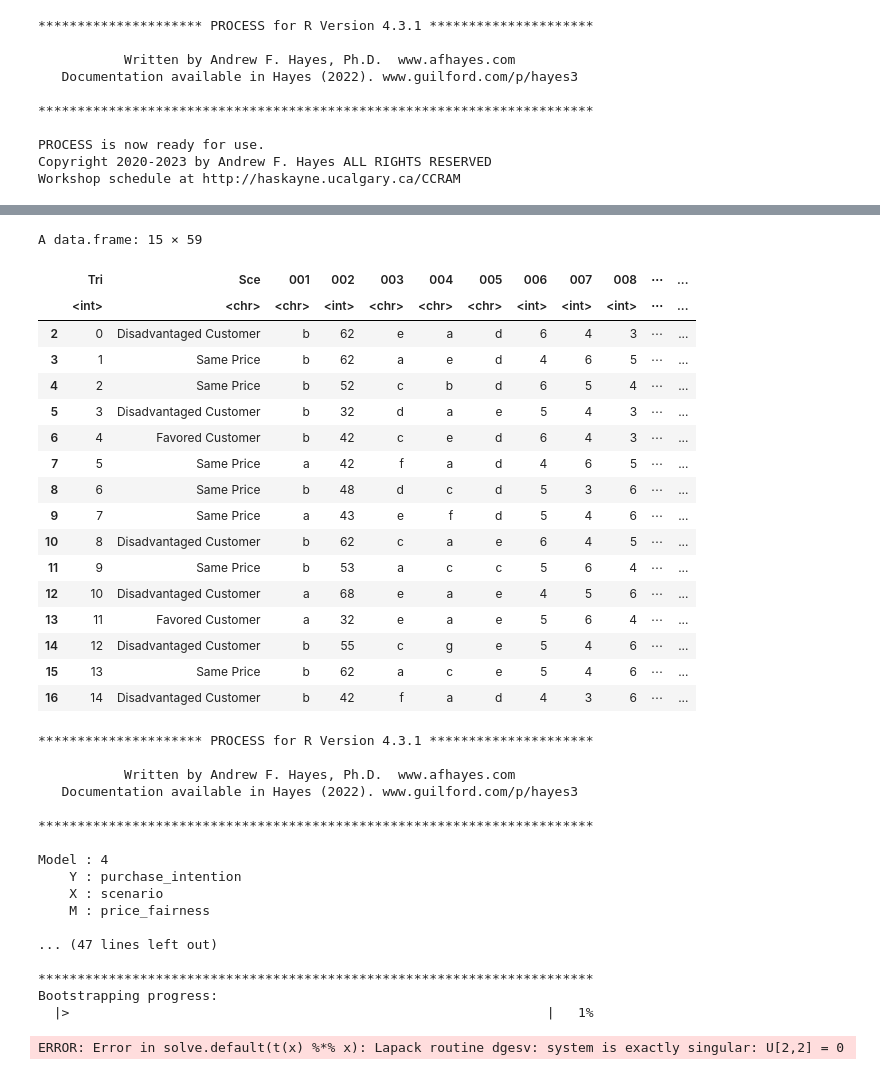
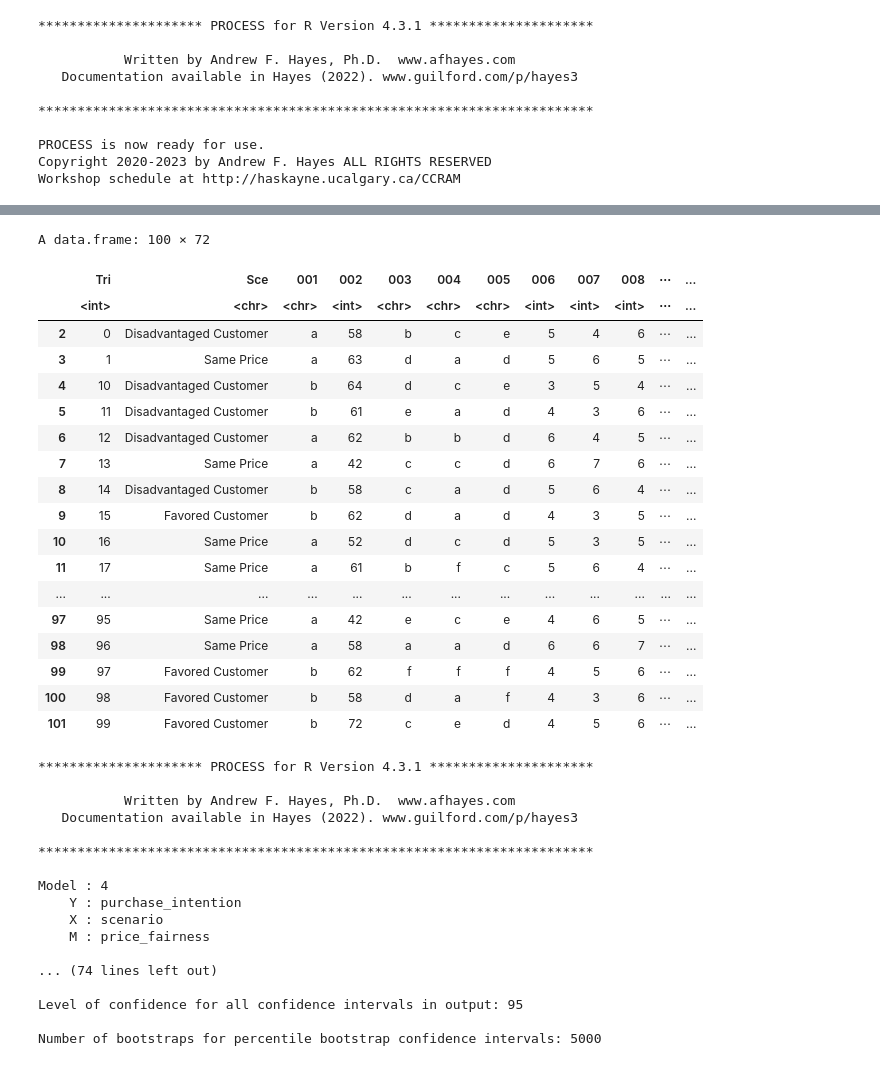
Before and after one commit to klugeann/master-thesis, a Jupyter notebook: analysis/analysis_r_survey1.ipynb, the cells around one changed output, grey strips where cells are left out. Drawn from its saved outputs; the diff is of its cells as text; code cells hidden in the pictures.

```diff
--- a/analysis/analysis_r_survey1.ipynb
+++ b/analysis/analysis_r_survey1.ipynb
@@ -12,7 +12,7 @@ PROCESS is now ready for use.
 Copyright 2020-2023 by Andrew F. Hayes ALL RIGHTS RESERVED
 Workshop schedule at http://haskayne.ucalgary.ca/CCRAM
 # %%
-raw_df <- read.csv("results/pilot5_survey1_normal.csv", check.names = FALSE)
+raw_df <- read.csv("../results/pilot_final_survey1_normal.csv", check.names = FALSE)
 # %%
 short_col_df <- raw_df
 names(short_col_df) <- substr(names(raw_df), 1, 3)
@@ -50,7 +50,7 @@ to_number_if_number <- function(s) {
   }
 }
 
-for (i in 1:28) {
+for (i in 1:38) {
   col_name <- sprintf("%03d", i)
   df[[col_name]] <- sapply(df[[col_name]], function(x) {
     val <- sub("^([a-zA-Z0-9]+).*", "\\1", x)
@@ -58,6 +58,5 @@ for (i in 1:28) {
   })
 }
 
-df$Sce <- sub("^[0-9]*\\s?(.*)$", "\\1", df$Sce)
 df
 # %% [output]
@@ -99,6 +94,7 @@ df$price_fairness <- rowMeans(sapply(column_group_index("01 Distributive Price F
 df$purchase_intention <- rowMeans(sapply(column_group_index("03 Purchase Intention"), function(col) as.integer(df[[col]])))
 df$future_search_intention <- rowMeans(sapply(column_group_index("04 Future Search Intention"), function(col) as.integer(df[[col]])))
 df$product_involvement <- rowMeans(sapply(column_group_index("08 Product Involvement"), function(col) as.integer(df[[col]])))
-
+df$perceived_information <- rowMeans(sapply(column_group_index("18 Perceived Information Sensitivity"), function(col) as.integer(df[[col]])))
+df$willingness_reveal <- rowMeans(sapply(column_group_index("19 Willingness to Reveal Information"), function(col) as.integer(df[[col]])))
 df
 # %% [output]
@@ -191,42 +199,56 @@ ERROR: Error in cov(x, use = use): 'x' is empty
 # %%
 df$age <- df[["002"]]
 df$gender <- df[["001"]]
 df$dummy_gender <- as.integer(df$gender == "b")
 df$income <- df[["005"]]
 df$dummy_income <- as.integer(df$income %in% c("d", "e", "f"))
 df$frequency <- df[[column_group_index("12 Frequency of Online Purchases")[1]]]
 df$dummy_frequency <- as.integer(df$frequency == "f")
 df$favored <- as.integer(df$Sce == "Favored Customer")
 df$disadvantaged <- as.integer(df$Sce == "Disadvantaged Customer")
 df$scenario <- ifelse(df$Sce == "Favored Customer", 1,
                ifelse(df$Sce == "Disadvantaged Customer", 2, 0))
 df$education = df[["003"]]
 df$employment = df[["004"]]
 df$social_media_usage = df[[column_group_index("14 Social Media Usage")[1]]]
 
 df$internet_usage = df[[column_group_index("11 Daily Internet Usage")[1]]]
 df$money_spent = df[[column_group_index("13 Money Spent for Online Purchases")[1]]]
 
+df$is_device_used = df[["010"]]
+df$is_geographical_location = df[["011"]]
+df$is_past_browsing_behavior = df[["012"]]
+df$is_past_shopping_behavior = df[["013"]]
+df$is_social_media_data = df[["014"]]
+
+df$wr_device_used = df[["015"]]
+df$wr_geographical_location = df[["016"]]
+df$wr_past_browsing_behavior = df[["017"]]
+df$wr_past_shopping_behavior = df[["018"]]
+df$wr_social_media_data = df[["019"]]
+
+
 df
 # %% [output]
-A data.frame: 15 × 59
+A data.frame: 100 × 72
 |  | Tri | Sce | 001 | 002 | 003 | 004 | 005 | 006 | 007 | 008 | ⋯ | ... |
 |  | <int> | <chr> | <chr> | <int> | <chr> | <chr> | <chr> | <int> | <int> | <int> | ⋯ | ... |
-| 2 | 0 | Disadvantaged Customer | b | 62 | e | a | d | 6 | 4 | 3 | ⋯ | ... |
-| 3 | 1 | Same Price | b | 62 | a | e | d | 4 | 6 | 5 | ⋯ | ... |
-| 4 | 2 | Same Price | b | 52 | c | b | d | 6 | 5 | 4 | ⋯ | ... |
-| 5 | 3 | Disadvantaged Customer | b | 32 | d | a | e | 5 | 4 | 3 | ⋯ | ... |
-| 6 | 4 | Favored Customer | b | 42 | c | e | d | 6 | 4 | 3 | ⋯ | ... |
-| 7 | 5 | Same Price | a | 42 | f | a | d | 4 | 6 | 5 | ⋯ | ... |
-| 8 | 6 | Same Price | b | 48 | d | c | d | 5 | 3 | 6 | ⋯ | ... |
-| 9 | 7 | Same Price | a | 43 | e | f | d | 5 | 4 | 6 | ⋯ | ... |
-| 10 | 8 | Disadvantaged Customer | b | 62 | c | a | e | 6 | 4 | 5 | ⋯ | ... |
-| 11 | 9 | Same Price | b | 53 | a | c | c | 5 | 6 | 4 | ⋯ | ... |
-| 12 | 10 | Disadvantaged Customer | a | 68 | e | a | e | 4 | 5 | 6 | ⋯ | ... |
-| 13 | 11 | Favored Customer | a | 32 | e | a | e | 5 | 6 | 4 | ⋯ | ... |
-| 14 | 12 | Disadvantaged Customer | b | 55 | c | g | e | 5 | 4 | 6 | ⋯ | ... |
-| 15 | 13 | Same Price | b | 62 | a | c | e | 5 | 4 | 6 | ⋯ | ... |
-| 16 | 14 | Disadvantaged Customer | b | 42 | f | a | d | 4 | 3 | 6 | ⋯ | ... |
+| 2 | 0 | Disadvantaged Customer | a | 58 | b | c | e | 5 | 4 | 6 | ⋯ | ... |
+| 3 | 1 | Same Price | a | 63 | d | a | d | 5 | 6 | 5 | ⋯ | ... |
+| 4 | 10 | Disadvantaged Customer | b | 64 | d | c | e | 3 | 5 | 4 | ⋯ | ... |
+| 5 | 11 | Disadvantaged Customer | b | 61 | e | a | d | 4 | 3 | 6 | ⋯ | ... |
+| 6 | 12 | Disadvantaged Customer | a | 62 | b | b | d | 6 | 4 | 5 | ⋯ | ... |
+| 7 | 13 | Same Price | a | 42 | c | c | d | 6 | 7 | 6 | ⋯ | ... |
+| 8 | 14 | Disadvantaged Customer | b | 58 | c | a | d | 5 | 6 | 4 | ⋯ | ... |
+| 9 | 15 | Favored Customer | b | 62 | d | a | d | 4 | 3 | 5 | ⋯ | ... |
+| 10 | 16 | Same Price | a | 52 | d | c | d | 5 | 3 | 5 | ⋯ | ... |
+| 11 | 17 | Same Price | a | 61 | b | f | c | 5 | 6 | 4 | ⋯ | ... |
+| ... | ... | ... | ... | ... | ... | ... | ... | ... | ... | ... | ... | ... |
+| 97 | 95 | Same Price | a | 42 | e | c | e | 4 | 6 | 5 | ⋯ | ... |
+| 98 | 96 | Same Price | a | 58 | a | a | d | 6 | 6 | 7 | ⋯ | ... |
+| 99 | 97 | Favored Customer | b | 62 | f | f | f | 4 | 5 | 6 | ⋯ | ... |
+| 100 | 98 | Favored Customer | b | 58 | d | a | f | 4 | 3 | 6 | ⋯ | ... |
+| 101 | 99 | Favored Customer | b | 72 | c | e | d | 4 | 5 | 6 | ⋯ | ... |
 # %%
 process(data = df,
         model = 4,
@@ -250,12 +272,11 @@ Model : 4
     X : scenario
     M : price_fairness
 
-... (47 lines left out)
+... (74 lines left out)
 
-***********************************************************************
-Bootstrapping progress:
-  |>                                                             |   1%
+Level of confidence for all confidence intervals in output: 95
+
+Number of bootstraps for percentile bootstrap confidence intervals: 5000
-ERROR: Error in solve.default(t(x) %*% x): Lapack routine dgesv: system is exactly singular: U[2,2] = 0
 # %%
 process(data = df,
         model = 4,
```
Also changed, not shown: parts of 17 cells of this notebook, 4 other files.
